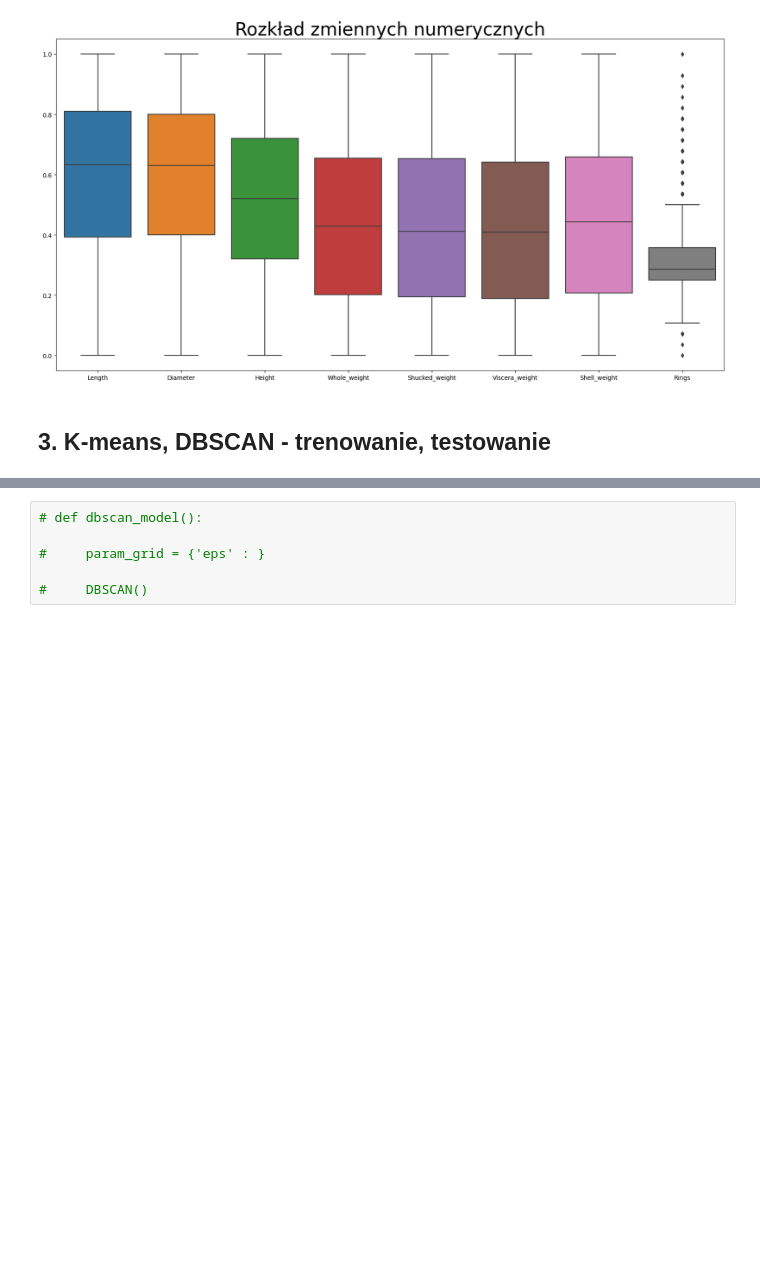
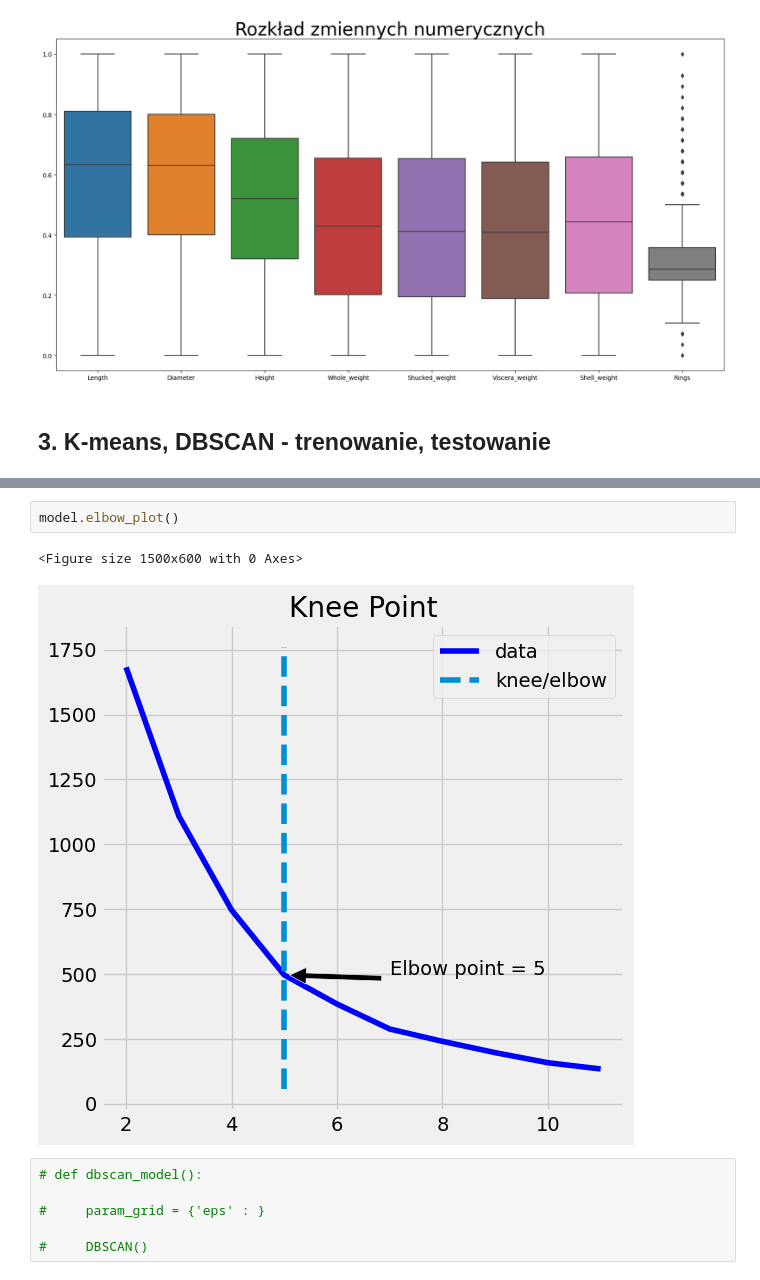
Before and after one commit to mweuro/ML_2024, a Jupyter notebook: task_4/ML_4.ipynb, the cells around one changed output, grey strips where cells are left out. Drawn from its saved outputs; the diff is of its cells as text; blank space fills up the shorter version.

```diff
--- a/task_4/ML_4.ipynb
+++ b/task_4/ML_4.ipynb
@@ -272,3 +306,8 @@ model.metrics_plot('silhouette')
+# %%
+model.elbow_plot()
+# %% [output]
+<Figure size 1500x600 with 0 Axes>
+[figure, added]
 # %%
 # def dbscan_model():
 
```
Also changed, not shown: parts of 3 cells of this notebook.
